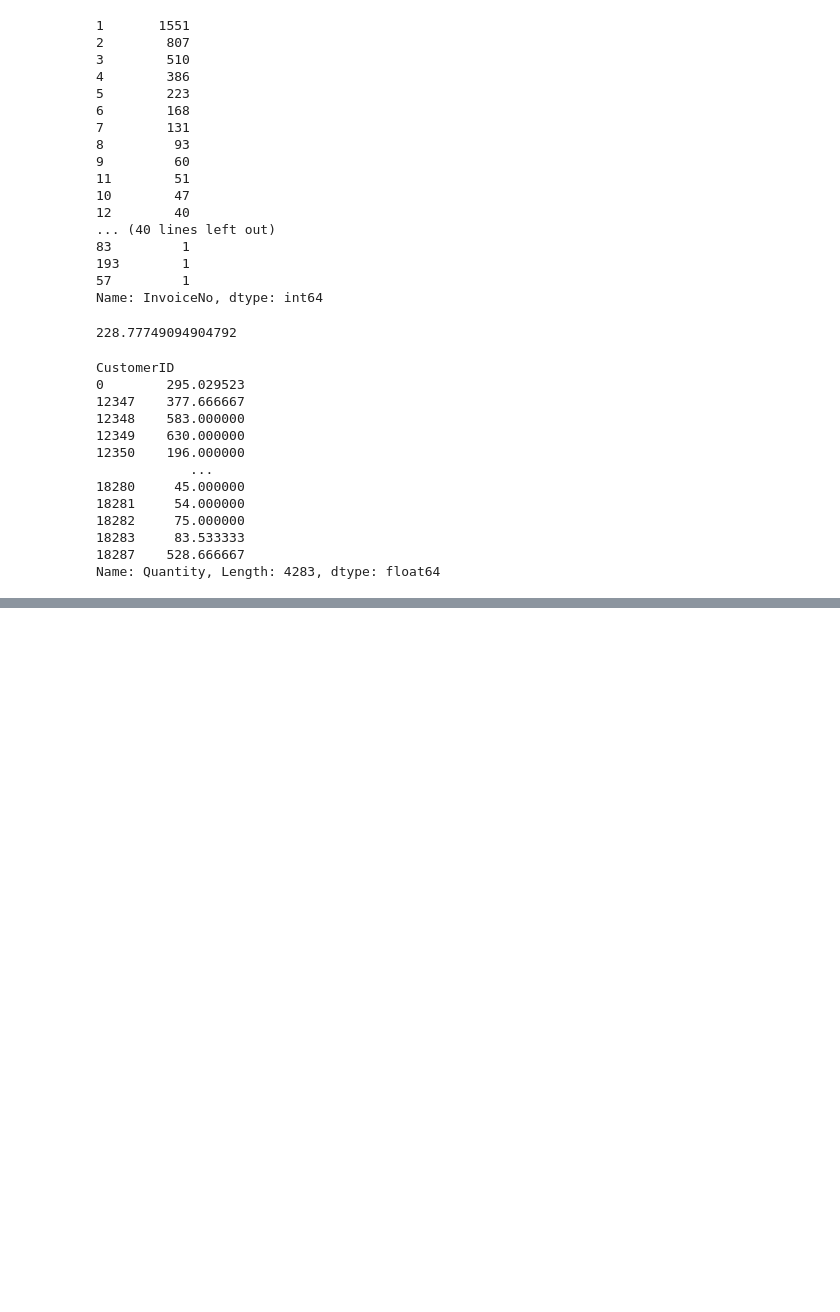
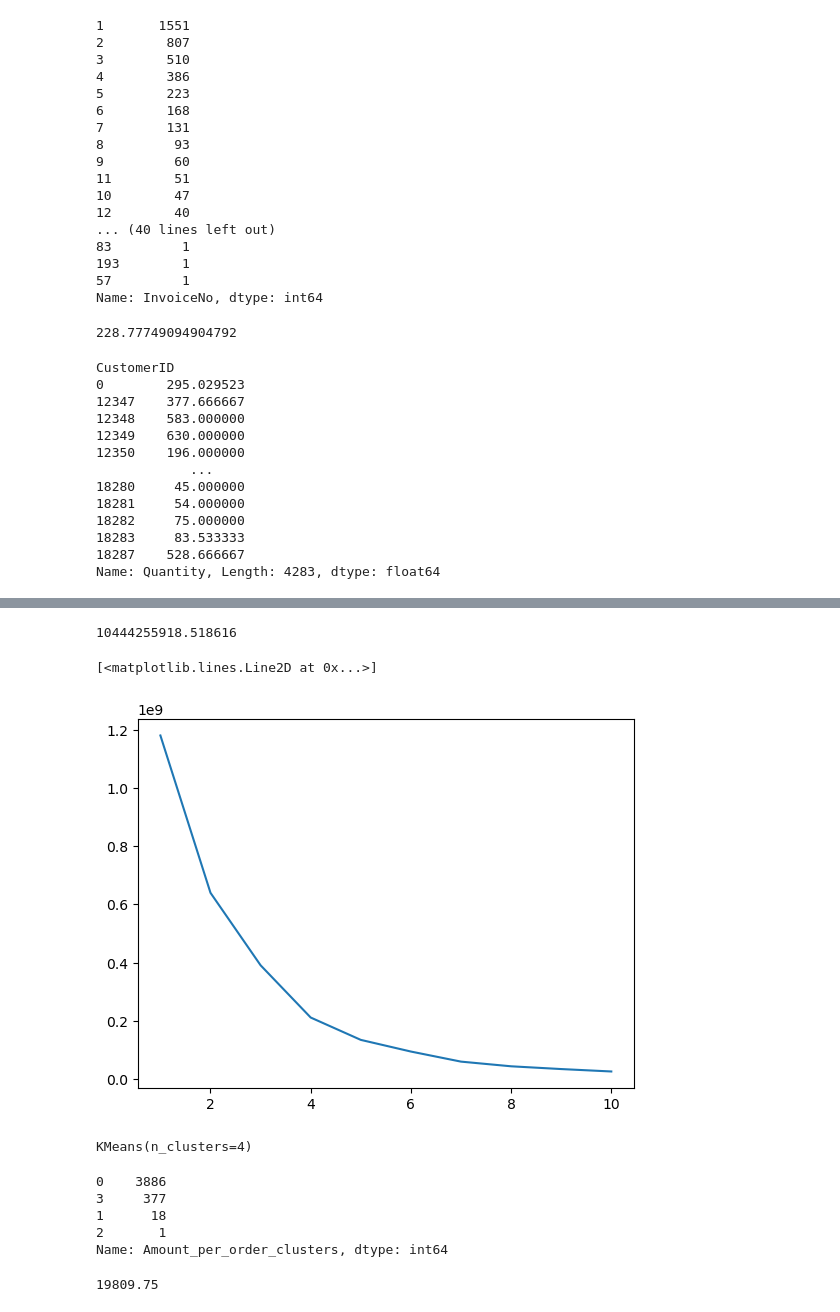
Before and after one commit to gregi12/e-commerce_analysis, a Jupyter notebook: exploratory_analysis.ipynb, the cells around one changed output, grey strips where cells are left out. Saved outputs shown, nothing was run; the diff lists cells and outputs as text; code cells hidden in the pictures; blank space fills up the shorter version.

```diff
--- a/exploratory_analysis.ipynb
+++ b/exploratory_analysis.ipynb
@@ -552,0 +734,3 @@ rules.head()
+# %%
+clustering1.fit(df2[['mean_order_size']])
+df2
@@ -552,0 +751,3 @@ rules.head()
+# %%
+clustering1.fit(df2[['Amount_Spent']])
+df2['Amount_Spent_clusters'] = clustering1.labels_
@@ -552,0 +766,23 @@ rules.head()
+# %%
+df2['order_size_clusters'] = clustering1.labels_
+# %%
+clustering1.inertia_
+# %% [output]
+10444255918.518616
+# %%
+inertia_scores = []
+
+for i in range(1,11):
+    clustering1 = KMeans(n_clusters=i)
+    clustering1.fit(df2[['Amount_Spent_per_order']])
+    inertia_scores.append(clustering1.inertia_)
+# %%
+plt.plot(range(1,11), inertia_scores)
+# %% [output]
+[<matplotlib.lines.Line2D at 0x...>]
+[figure, added]
+# %%
+kmeans = KMeans(n_clusters=4)
+kmeans.fit(df2[['Amount_Spent_per_order']])
+# %% [output]
+KMeans(n_clusters=4)
@@ -552,0 +791,12 @@ rules.head()
+# %%
+df2['Amount_per_order_clusters'].value_counts()
+# %% [output]
+0    3886
+3     377
+1      18
+2       1
+Name: Amount_per_order_clusters, dtype: int64
+# %%
+df2[df2['Amount_per_order_clusters']==2]['Amount_Spent_per_order'].max()
+# %% [output]
+19809.75
```
Also changed, not shown: parts of 32 cells of this notebook.
